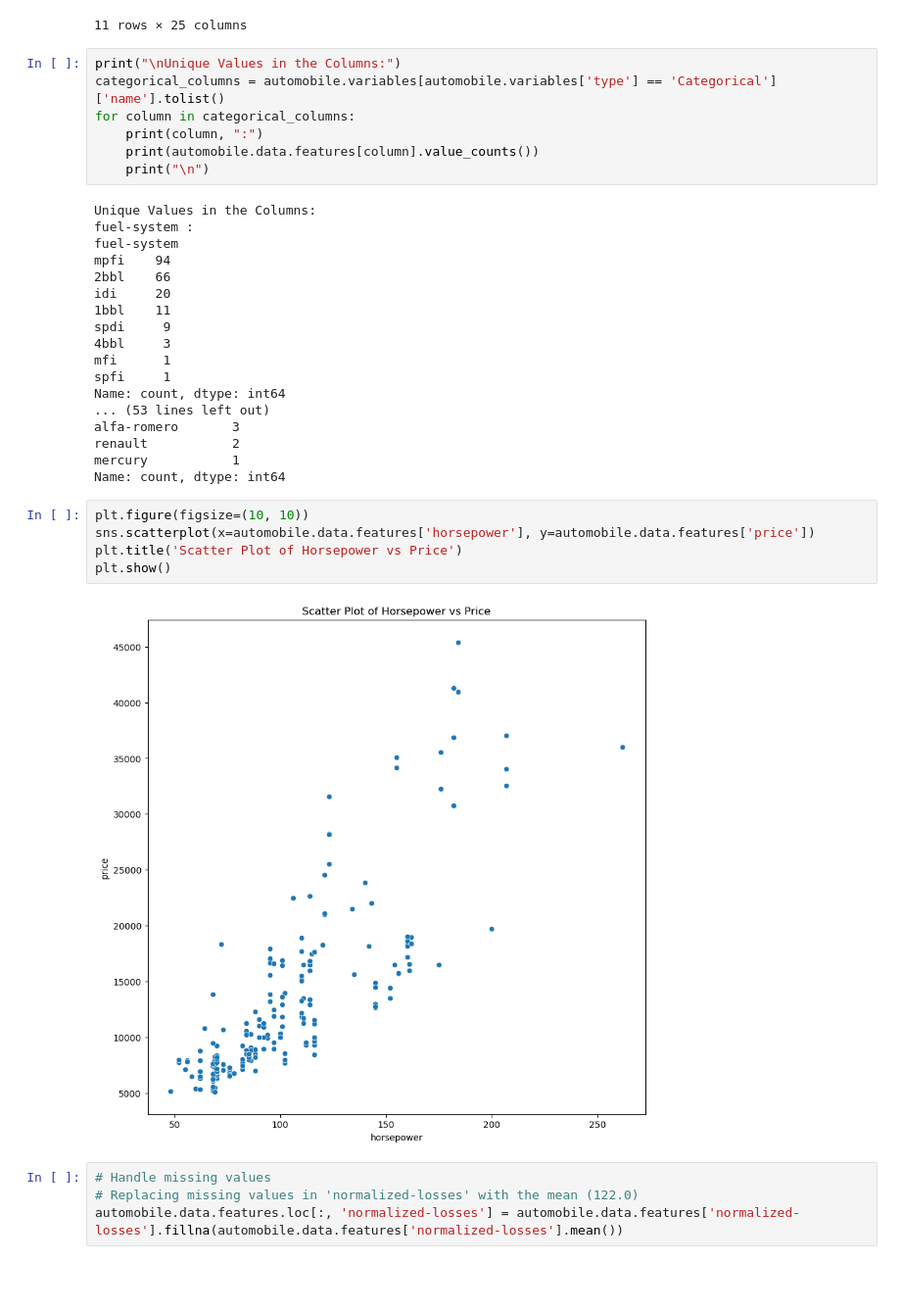
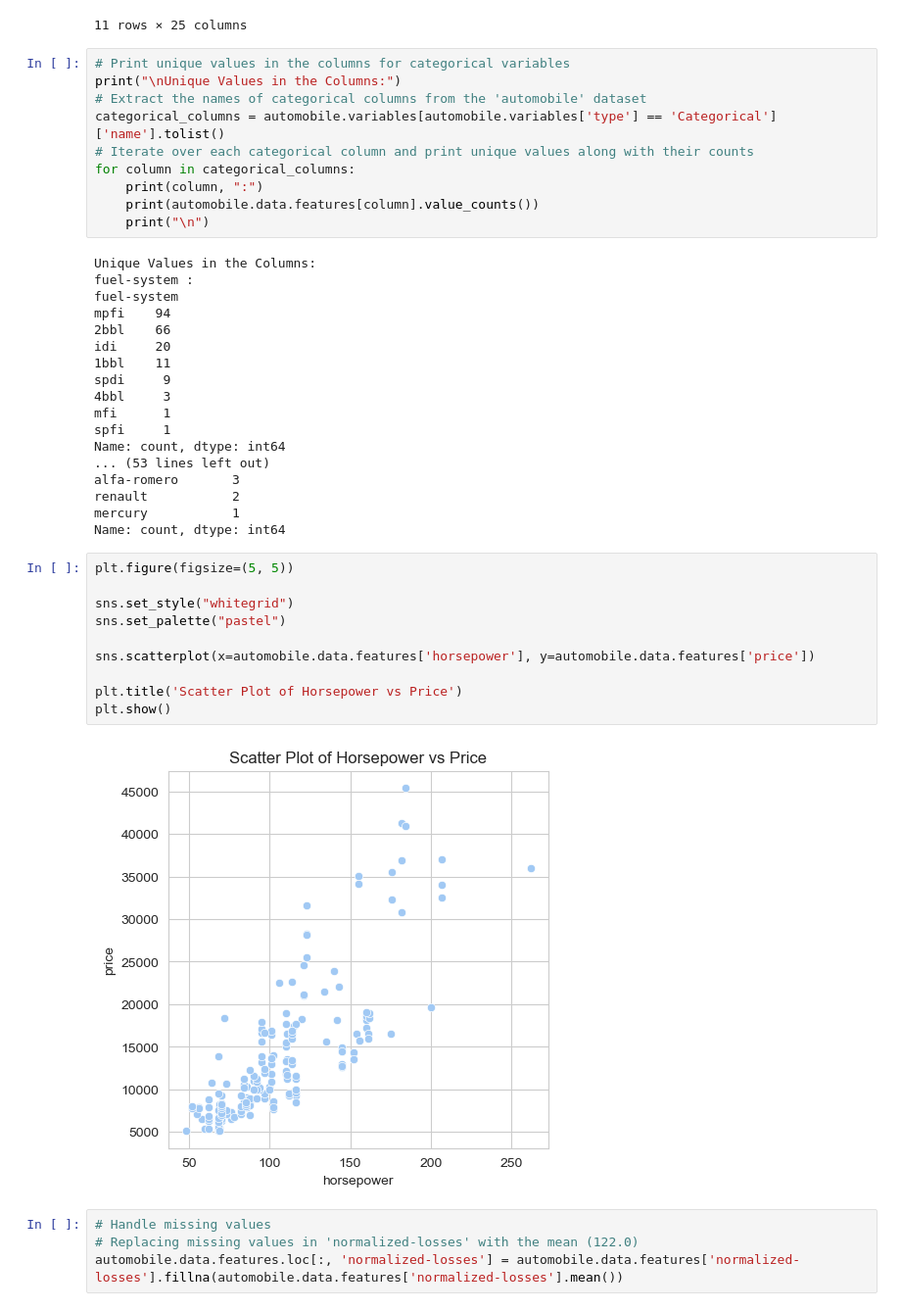
Before and after one commit to elliotbabilonia/automobile-project, a Jupyter notebook: code.ipynb, the cells around one changed output. Shown at 98% size. Saved outputs shown, nothing was run; the diff lists cells and outputs as text; blank space fills up the shorter version.

```diff
--- a/code.ipynb
+++ b/code.ipynb
@@ -110,8 +110,11 @@ Summary Statistics:
 | max | 45400.000000 | 54.000000 | 49.000000 | 6600.000000 | 288.000000 | 23.000000 | 4.170000 | 3.940000 | ... |
 11 rows × 25 columns
 # %%
+# Print unique values in the columns for categorical variables
 print("\nUnique Values in the Columns:")
+# Extract the names of categorical columns from the 'automobile' dataset
 categorical_columns = automobile.variables[automobile.variables['type'] == 'Categorical']['name'].tolist()
+# Iterate over each categorical column and print unique values along with their counts
 for column in categorical_columns:
     print(column, ":")
     print(automobile.data.features[column].value_counts())
@@ -135,12 +138,17 @@ renault           2
 mercury           1
 Name: count, dtype: int64
 # %%
-plt.figure(figsize=(10, 10))
+plt.figure(figsize=(5, 5))
+
+sns.set_style("whitegrid")
+sns.set_palette("pastel")
+
 sns.scatterplot(x=automobile.data.features['horsepower'], y=automobile.data.features['price'])
+
 plt.title('Scatter Plot of Horsepower vs Price')
 plt.show()
 # %% [output]
-[figure, old version]
+[figure, new version]
 # %%
 # Handle missing values
 # Replacing missing values in 'normalized-losses' with the mean (122.0)
```
Also changed, not shown: parts of 27 cells of this notebook.
